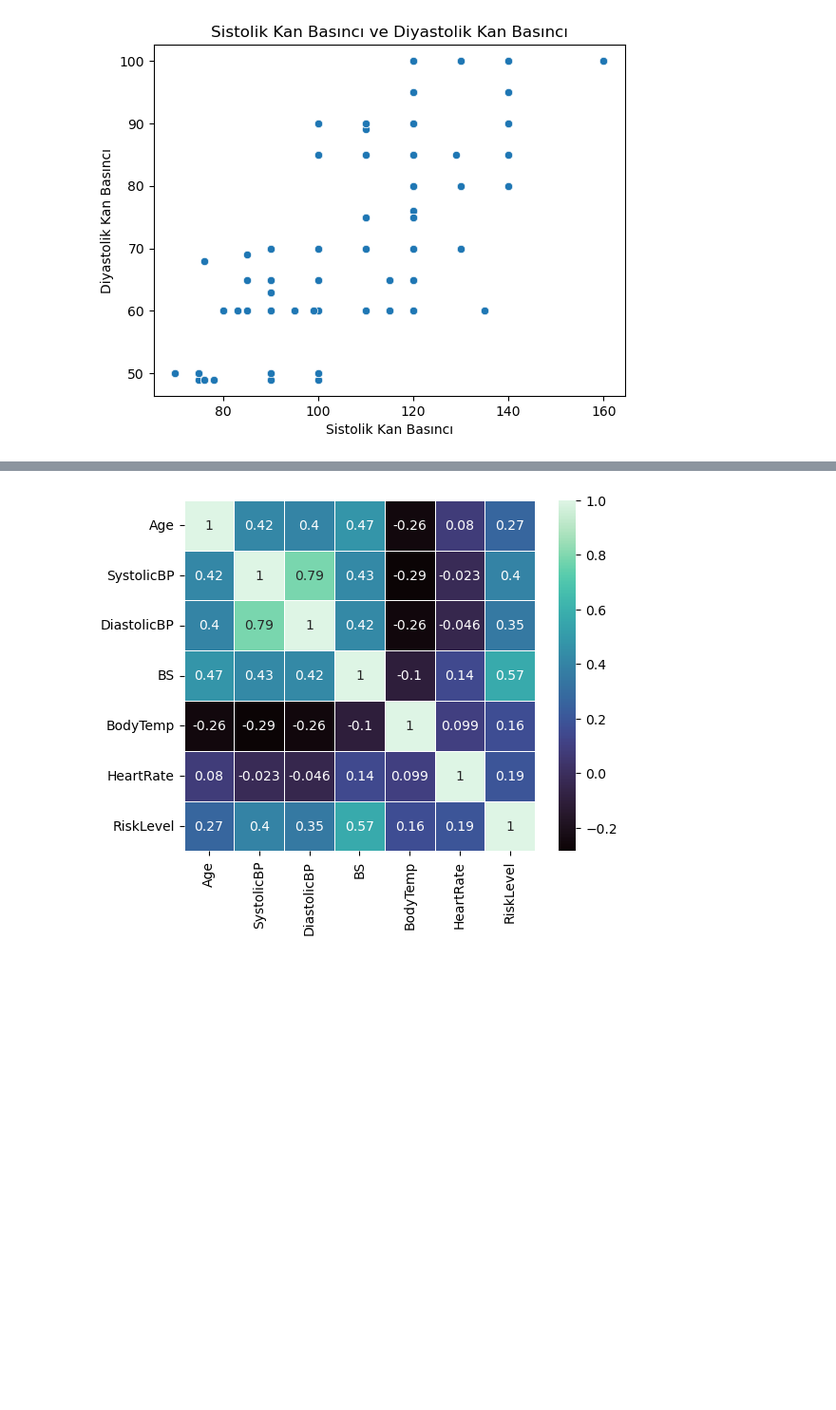
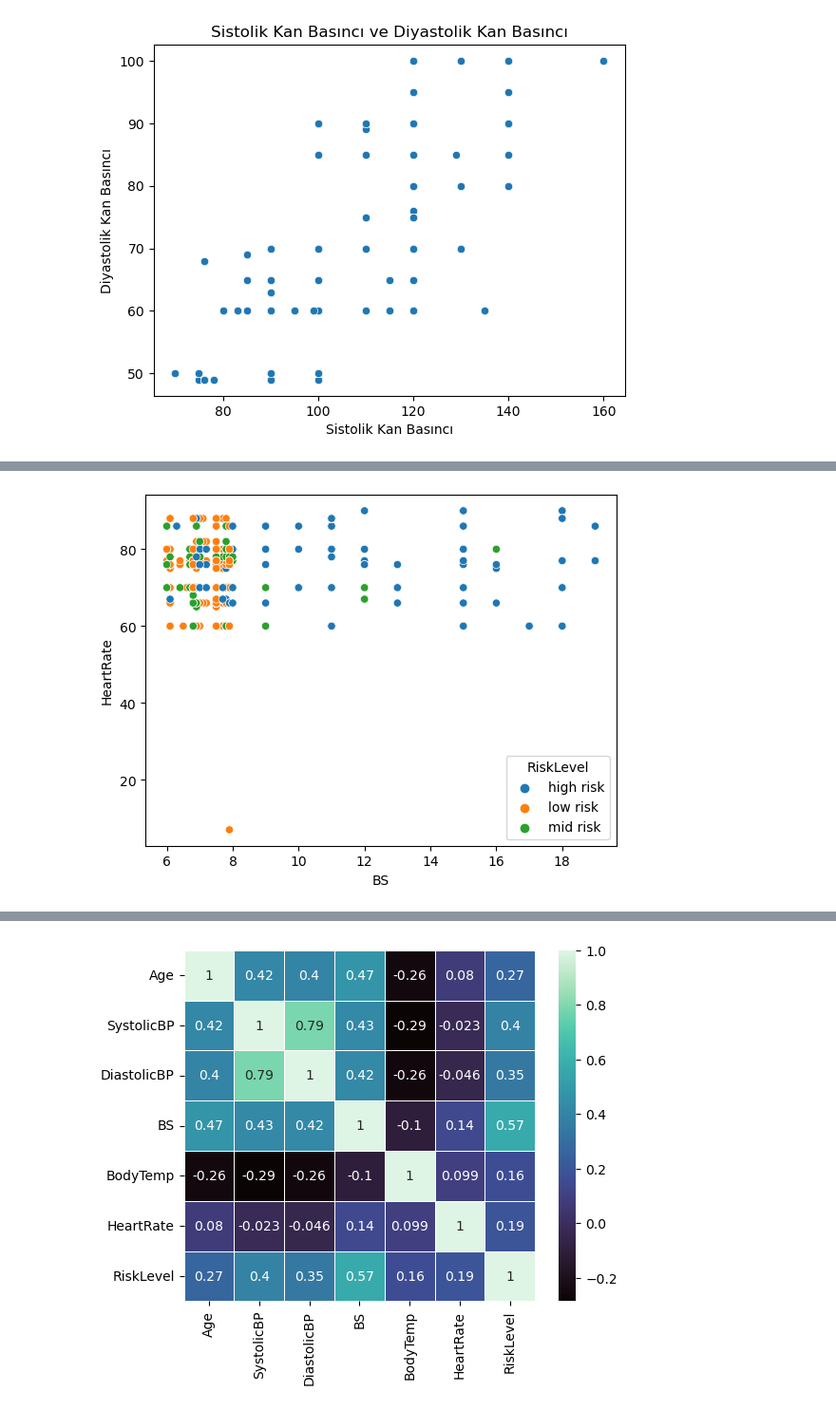
Before and after one commit to alegron-exe/maternal_health_risk, a Jupyter notebook: maternal_health_risk.ipynb, the cells around one changed output, grey strips where cells are left out. Shown at 95% size. Saved outputs shown, nothing was run; the diff lists cells and outputs as text; code cells hidden in the pictures; blank space fills up the shorter version.

```diff
--- a/maternal_health_risk.ipynb
+++ b/maternal_health_risk.ipynb
@@ -238,0 +272,4 @@ plt.title("Sistolik Kan Basıncı ve Diyastolik Kan Basıncı");
+# %%
+sns.scatterplot(data=data,x='BS',y='HeartRate',hue='RiskLevel');
+# %% [output]
+[figure, added]
```
Also changed, not shown: parts of 40 cells of this notebook.
